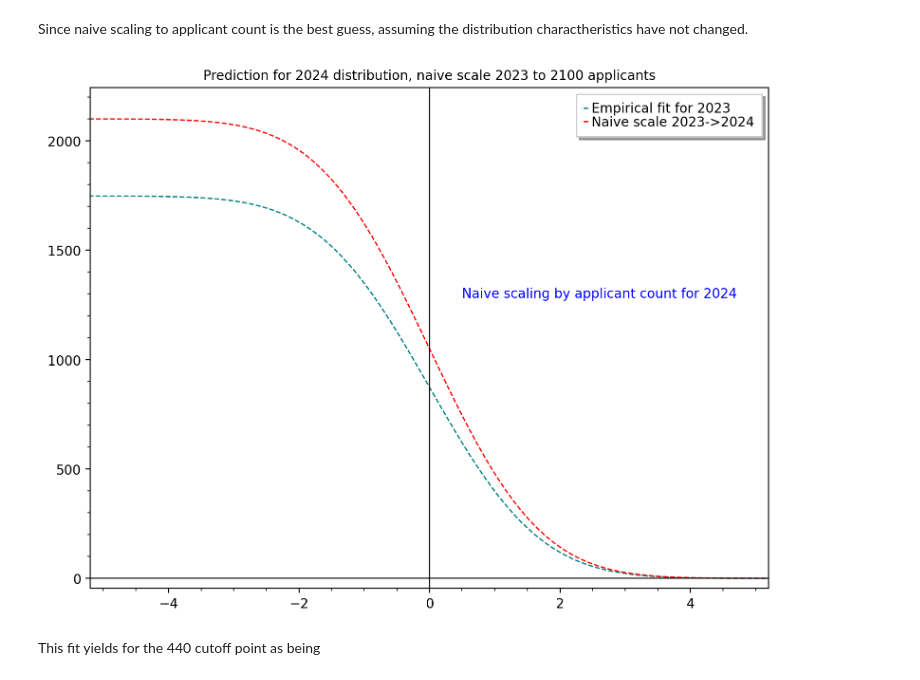
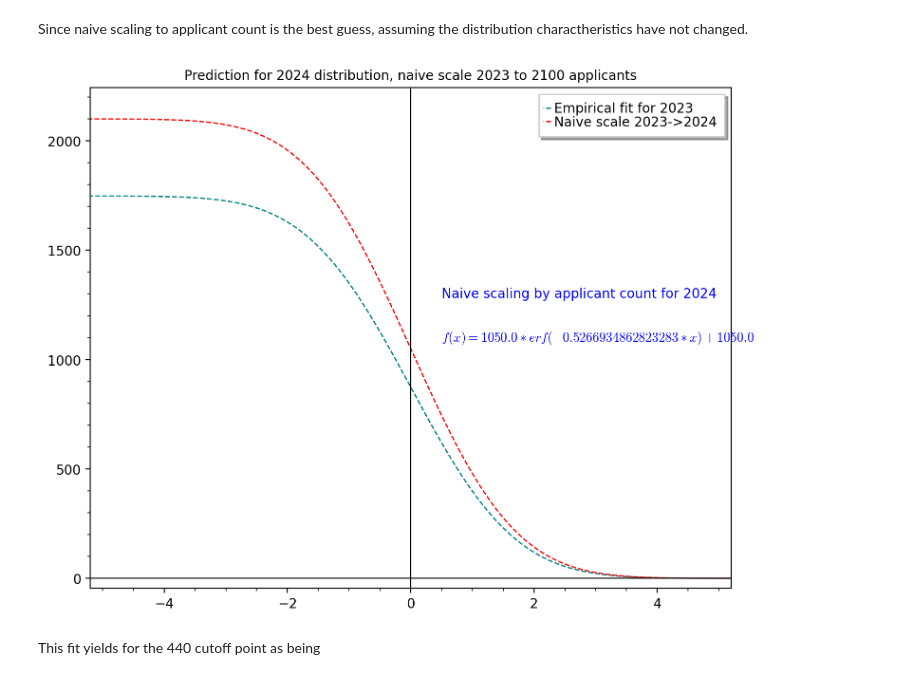
Before and after one commit to erentar/tud-aero-selection-rankings, a Jupyter notebook: report.ipynb, the cells around one changed output. Saved outputs shown, nothing was run; the diff lists cells and outputs as text; code cells hidden in the pictures.

```diff
--- a/report.ipynb
+++ b/report.ipynb
@@ -530,34 +530,39 @@ fit2023 = fit_to_year(year(2023))
 current_data = year(2023)
 combined = \
     plot(
         model.subs(fit2023)(x),
         (x,-15,15),
         linestyle="--",
         color="teal",
         legend_label="Empirical fit for 2023"
     ) + \
     plot(
         naive2024,
         (x,-10,10),
         linestyle="--",
         color="red",
         legend_label="Naive scale 2023->2024"
     ) + \
     text(
         "Naive scaling by applicant count for 2024",
         (0.5,1300),
         horizontal_alignment="left"
+    ) + \
+    text(
+        f"$f(x)={naive2024}$",
+        (0.5,1100),
+        horizontal_alignment="left"
     )
 combined.set_axes_range(xmin=-5, xmax=5,ymin=0,ymax=2200)
 combined.show(
     title=f"Prediction for 2024 distribution, naive scale 2023 to 2100 applicants",
     frame=True,
     dpi=200,
     figsize=8,
     axes_labels_size=1
 )
 # %% [output]
-[figure, old version]
+[figure, new version]
 # %% [markdown]
 This fit yields for the 440 cutoff point as being
 # %%
```
Also changed, not shown: 1 other file.
